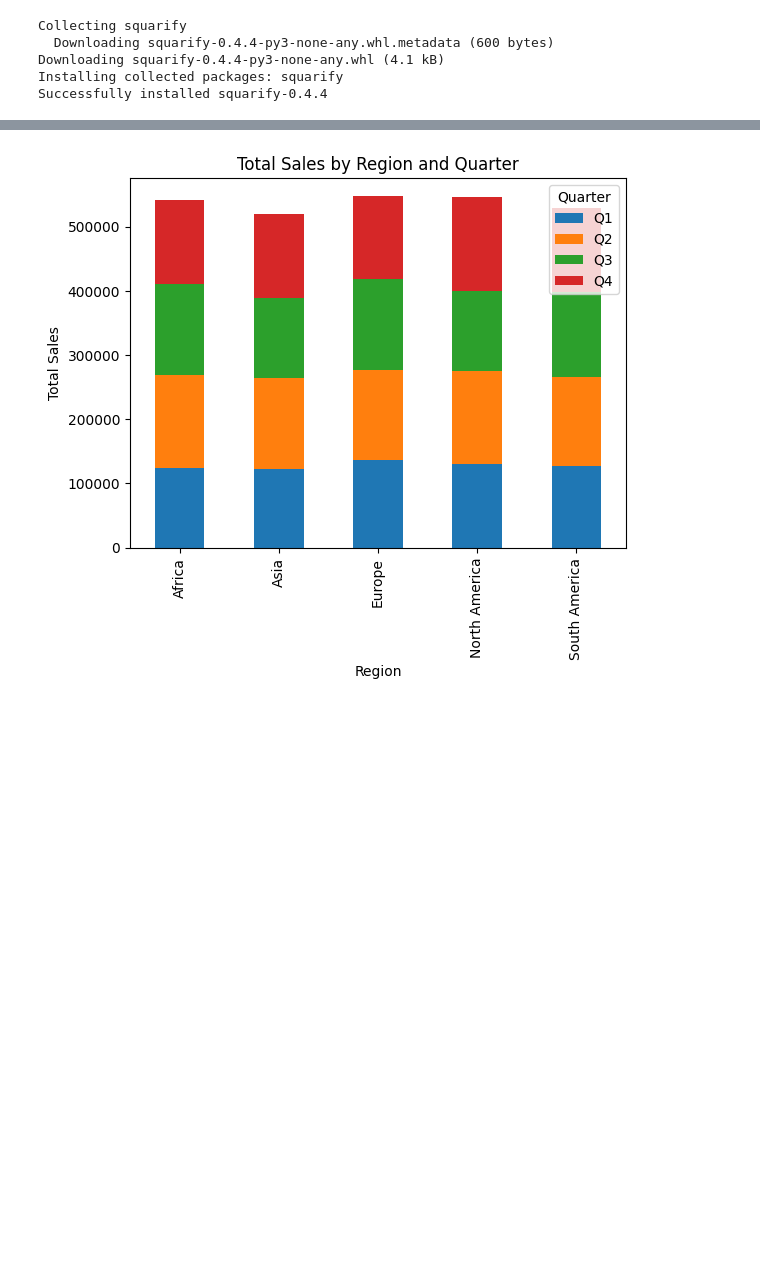
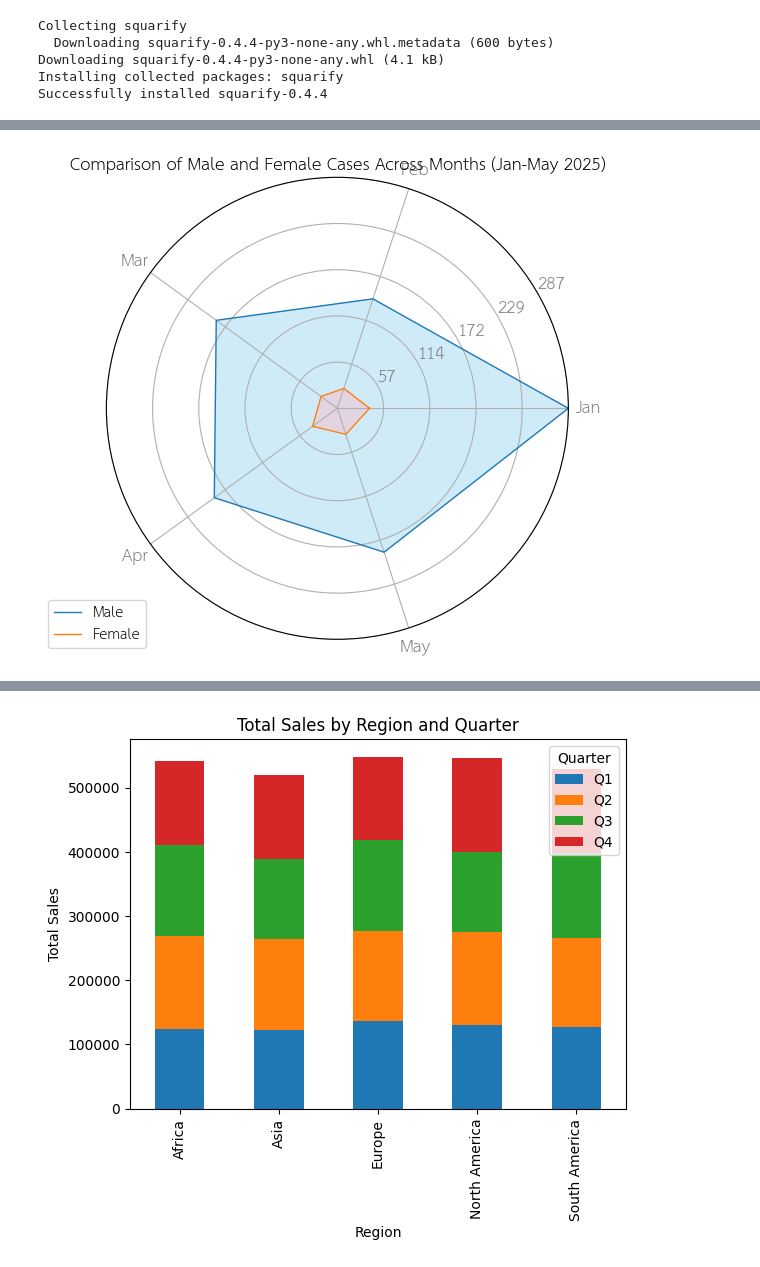
Before and after one commit to First-555/dataviz2025, a Jupyter notebook: Visualize_Data_Comparison_2025.ipynb, the cells around one changed output, grey strips where cells are left out. Drawn from its saved outputs; the diff is of its cells as text; code cells hidden in the pictures; blank space fills up the shorter version.

```diff
--- a/Visualize_Data_Comparison_2025.ipynb
+++ b/Visualize_Data_Comparison_2025.ipynb
@@ -275,0 +390,60 @@ Index(['Africa', 'Asia', 'Europe', 'North America', 'South America'], dtype='obj
+# %%
+data1 = pd.read_csv('/content/drive/MyDrive/Python&DataViz2025/Data/2025-01/2025-01-bedfordshire-stop-and-search.csv')
+data2 = pd.read_csv('/content/drive/MyDrive/Python&DataViz2025/Data/2025-02/2025-02-bedfordshire-stop-and-search.csv')
+data3 = pd.read_csv('/content/drive/MyDrive/Python&DataViz2025/Data/2025-03/2025-03-bedfordshire-stop-and-search.csv')
+data4 = pd.read_csv('/content/drive/MyDrive/Python&DataViz2025/Data/2025-04/2025-04-bedfordshire-stop-and-search.csv')
+data5 = pd.read_csv('/content/drive/MyDrive/Python&DataViz2025/Data/2025-05/2025-05-bedfordshire-stop-and-search.csv')
+# %%
+# Calculate male and female counts for each month
+male_counts = [data1[data1['Gender'] == 'Male'].shape[0],
+               data2[data2['Gender'] == 'Male'].shape[0],
+               data3[data3['Gender'] == 'Male'].shape[0],
+               data4[data4['Gender'] == 'Male'].shape[0],
+               data5[data5['Gender'] == 'Male'].shape[0]]
+
+female_counts = [data1[data1['Gender'] == 'Female'].shape[0],
+                 data2[data2['Gender'] == 'Female'].shape[0],
+                 data3[data3['Gender'] == 'Female'].shape[0],
+                 data4[data4['Gender'] == 'Female'].shape[0],
+                 data5[data5['Gender'] == 'Female'].shape[0]]
+
+months = ['Jan', 'Feb', 'Mar', 'Apr', 'May']
+
+# Create angles for the radar chart
+angles = [n / float(len(months)) * 2 * pi for n in range(len(months))]
+angles += angles[:1]
+
+# Create the radar chart
+fig, ax = plt.subplots(nrows=1, ncols=1, figsize=(6, 6),
+                       subplot_kw=dict(polar=True))
+
+plt.xticks(angles[:-1], months, color='grey', size=12)
+
+# Determine the maximum value for the y-axis limit
+max_val = max(max(male_counts), max(female_counts))
+
+plt.yticks(np.linspace(0, max_val, 6)[1:], [str(int(x)) for x in np.linspace(0, max_val, 6)[1:]],
+           color='grey', size=12)
+
+
+plt.ylim(0, max_val)
+ax.set_rlabel_position(30)
+
+# Plot male data
+male_values = male_counts + male_counts[:1]
+ax.plot(angles, male_values, linewidth=1,
+        linestyle='solid', label='Male')
+ax.fill(angles, male_values, 'skyblue', alpha=0.4)
+
+# Plot female data
+female_values = female_counts + female_counts[:1]
+ax.plot(angles, female_values, linewidth=1,
+        linestyle='solid', label='Female')
+ax.fill(angles, female_values, 'lightpink', alpha=0.4)
+
+plt.legend(loc='upper right', bbox_to_anchor=(0.1, 0.1))
+
+plt.title('Comparison of Male and Female Cases Across Months (Jan-May 2025)')
+plt.show()
+# %% [output]
+[figure, added]
```
Also changed, not shown: parts of 26 cells of this notebook.
